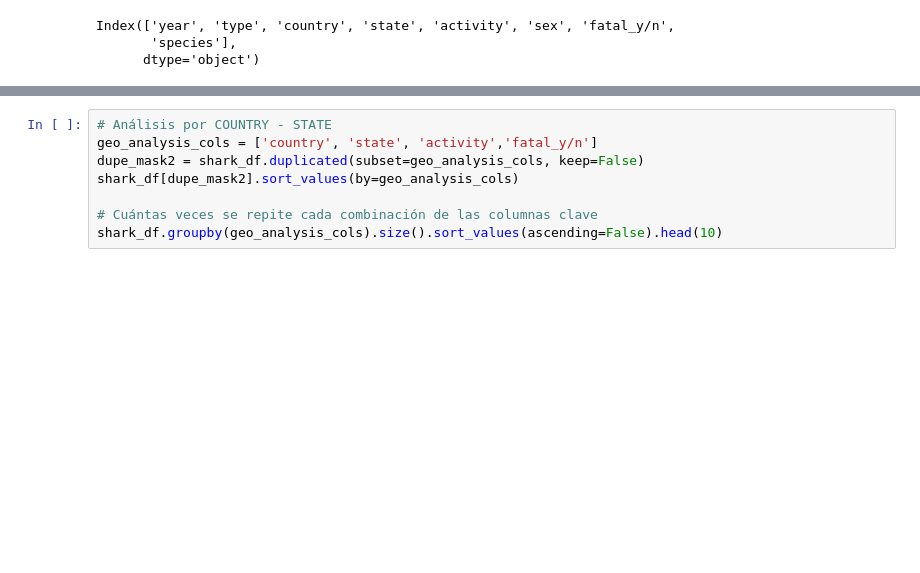
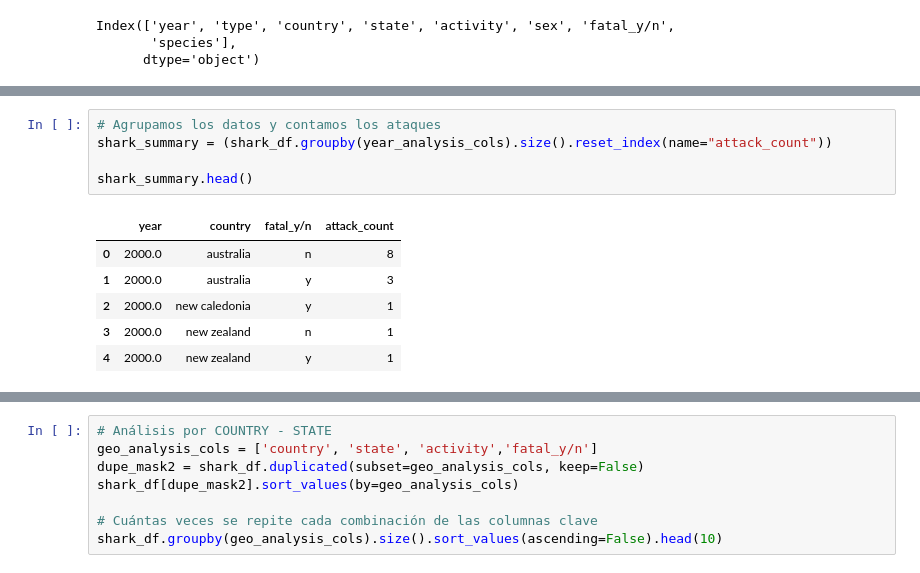
Before and after one commit to marlene-alcobendas/Project2_SharkAttack, a Jupyter notebook: Project2_SharkAttacksInvestigation.ipynb, the cells around one changed output, grey strips where cells are left out. Cells and saved outputs as stored; diff of their text form; blank space fills up the shorter version.

```diff
--- a/Project2_SharkAttacksInvestigation.ipynb
+++ b/Project2_SharkAttacksInvestigation.ipynb
@@ -1376 +1384,13 @@ year    country  state    fatal_y/n
 dtype: int64
+# %%
+# Agrupamos los datos y contamos los ataques
+shark_summary = (shark_df.groupby(year_analysis_cols).size().reset_index(name="attack_count"))
+
+shark_summary.head()
+# %% [output]
+|  | year | country | fatal_y/n | attack_count |
+| 0 | 2000.0 | australia | n | 8 |
+| 1 | 2000.0 | australia | y | 3 |
+| 2 | 2000.0 | new caledonia | y | 1 |
+| 3 | 2000.0 | new zealand | n | 1 |
+| 4 | 2000.0 | new zealand | y | 1 |
```
Also changed, not shown: parts of 7 cells of this notebook, 5 other files.
